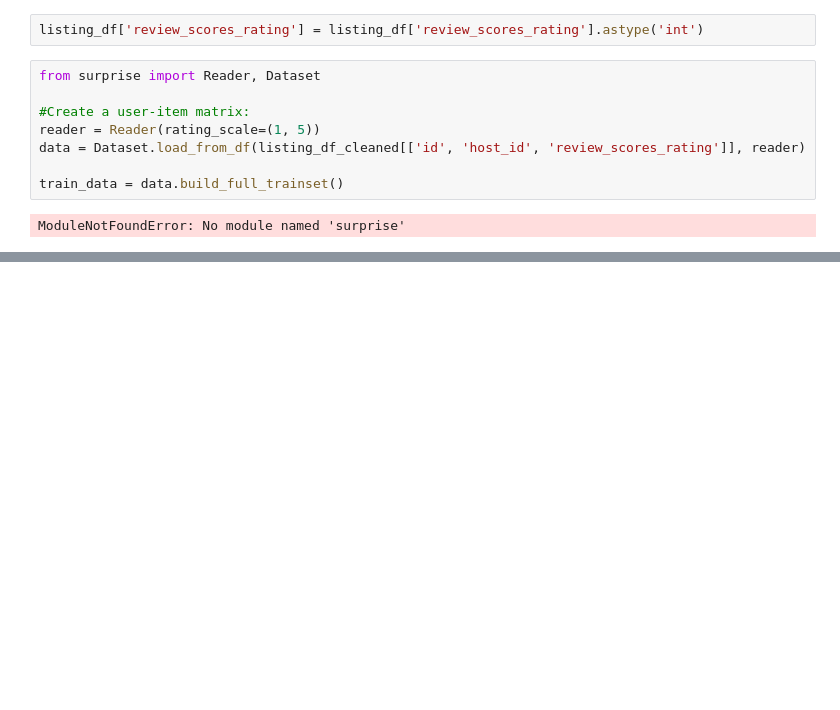
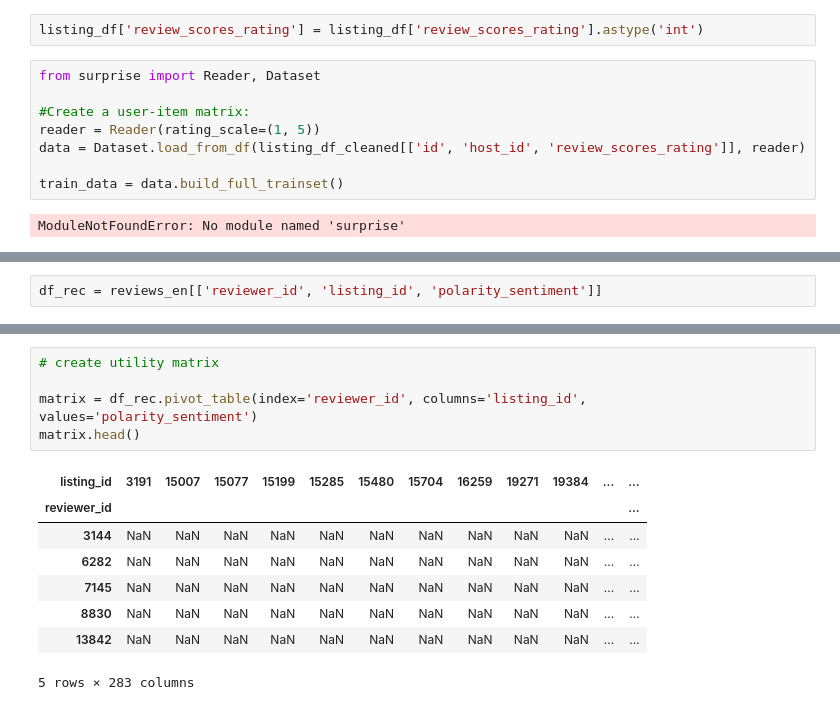
Before and after one commit to MercyMoraa/InsideAirbnb, a Jupyter notebook: Finalnotebook.ipynb, the cells around one changed output, grey strips where cells are left out. Saved outputs shown, nothing was run; the diff lists cells and outputs as text; blank space fills up the shorter version.

```diff
--- a/Finalnotebook.ipynb
+++ b/Finalnotebook.ipynb
@@ -954,0 +1263,2 @@ ModuleNotFoundError: No module named 'surprise'
+# %%
+df_rec = reviews_en[['reviewer_id', 'listing_id', 'polarity_sentiment']]
@@ -954,0 +1294,14 @@ ModuleNotFoundError: No module named 'surprise'
+# %%
+# create utility matrix
+
+matrix = df_rec.pivot_table(index='reviewer_id', columns='listing_id', values='polarity_sentiment')
+matrix.head()
+# %% [output]
+| listing_id | 3191 | 15007 | 15077 | 15199 | 15285 | 15480 | 15704 | 16259 | 19271 | 19384 | ... | ... |
+| reviewer_id |  |  |  |  |  |  |  |  |  |  |  | ... |
+| 3144 | NaN | NaN | NaN | NaN | NaN | NaN | NaN | NaN | NaN | NaN | ... | ... |
+| 6282 | NaN | NaN | NaN | NaN | NaN | NaN | NaN | NaN | NaN | NaN | ... | ... |
+| 7145 | NaN | NaN | NaN | NaN | NaN | NaN | NaN | NaN | NaN | NaN | ... | ... |
+| 8830 | NaN | NaN | NaN | NaN | NaN | NaN | NaN | NaN | NaN | NaN | ... | ... |
+| 13842 | NaN | NaN | NaN | NaN | NaN | NaN | NaN | NaN | NaN | NaN | ... | ... |
+5 rows × 283 columns
```
Also changed, not shown: parts of 56 cells of this notebook.
